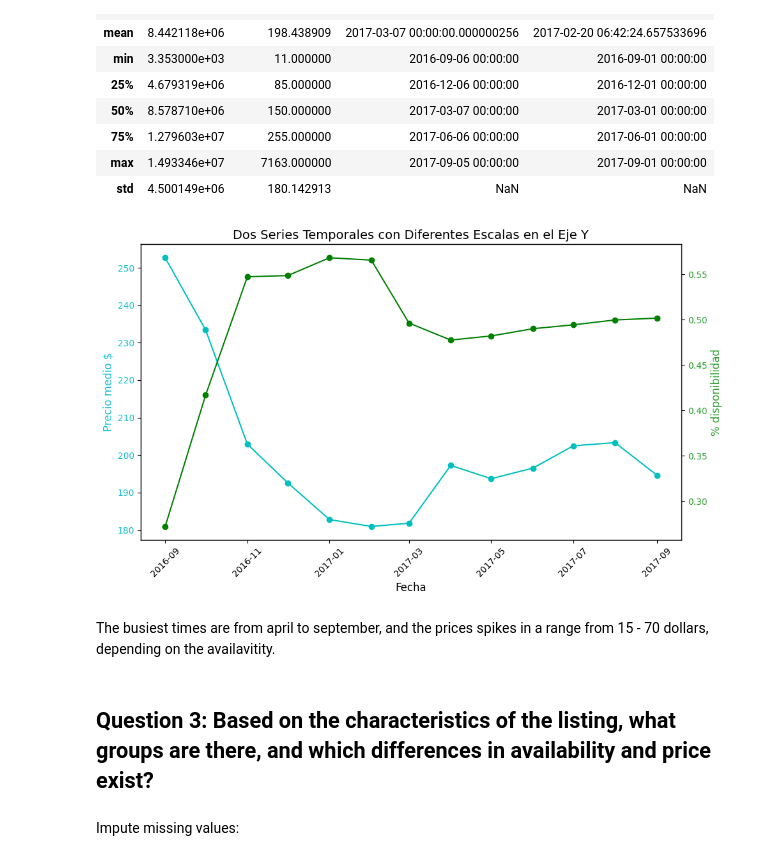
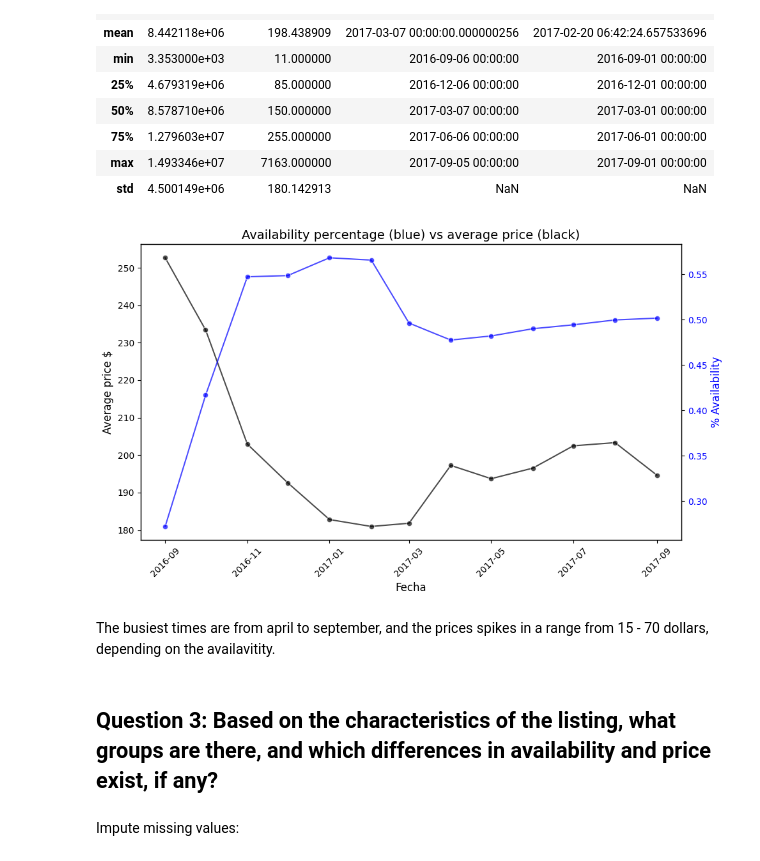
Before and after one commit to RicardoAlc1988/Data_Science_Nanodegree, a Jupyter notebook: Boston_Airbnb_Open_Data.ipynb, the cells around one changed output. Saved outputs shown, nothing was run; the diff lists cells and outputs as text; code cells hidden in the pictures.

```diff
--- a/Boston_Airbnb_Open_Data.ipynb
+++ b/Boston_Airbnb_Open_Data.ipynb
@@ -457,63 +466,58 @@ t_df.set_index('month_year', inplace=True)
 t_df_boston_my[0:0]
 t_df_boston_mya[0:0]
 
-# Plot eht two series
+# Seleccionar colores de la paleta de colores de seaborn
+orange_color = 'black'
+blue_color = 'blue'
+
+# Generar el gráfico con seaborn
 fig, ax1 = plt.subplots(figsize=(10, 6))
 
-# Plotear la primera serie en el primer eje
-ax1.plot(t_df.index, t_df['avg_price'], label='Serie 1', color='c', marker='o')
-
+# Graficar la primera serie en el primer eje
+sns.lineplot(data=t_df, x=t_df.index, y='avg_price', ax=ax1, color=orange_color, marker='o', alpha=0.7)
 ax1.set_xlabel('Fecha', fontsize=12)
-ax1.set_ylabel('Precio medio $', color='tab:cyan', fontsize=12)
-ax1.tick_params(axis='y', labelcolor='tab:cyan')
-ax1.grid(True)
+ax1.set_ylabel('Average price $', color=orange_color, fontsize=12)
+ax1.tick_params(axis='y', labelcolor=orange_color)
 
 # Rotar las etiquetas del eje X
 plt.xticks(rotation=45)
 
 # Crear el segundo eje que comparte el mismo eje x
 ax2 = ax1.twinx()
 
-
-# Plotear la segunda serie en el segundo eje
-ax2.plot(t_df.index, t_df['availability_perc'], label='Serie 2', color='g', marker='o')
-ax2.set_ylabel('% disponibilidad', color='tab:green', fontsize=12)
-ax2.tick_params(axis='y', labelcolor='tab:green')
+# Graficar la segunda serie en el segundo eje
+sns.lineplot(data=t_df, x=t_df.index, y='availability_perc', ax=ax2, color=blue_color, marker='o', alpha=0.7)
+ax2.set_ylabel('% Availability', color=blue_color, fontsize=12)
+ax2.tick_params(axis='y', labelcolor=blue_color)
 
 # Agregar un título
-plt.title('Dos Series Temporales con Diferentes Escalas en el Eje Y', fontsize=14)
+plt.title('Availability percentage (blue) vs average price (black)', fontsize=14)
 
 # Mejorar la presentación de las leyendas
-#fig.legend(loc='upper right', bbox_to_anchor=(0.9, 0.9), bbox_transform=ax1.transAxes, fontsize=12)
+# fig.legend(loc='upper right', bbox_to_anchor=(0.9, 0.9), bbox_transform=ax1.transAxes, fontsize=12)
 
 # Agregar un borde negro alrededor del área de trazado
 for spine in ax1.spines.values():
     spine.set_edgecolor('black')
     spine.set_linewidth(1)
 
-# Remover los bordes superior y derecho
-#ax1.spines['top'].set_visible(False)
-#ax1.spines['right'].set_visible(False)
-
-#ax2.spines['top'].set_visible(False)
-#ax2.spines['left'].set_visible(False)
 
 # Eliminar el fondo con rayas
 ax1.set_facecolor('white')
 ax2.set_facecolor('white')
 
 # Eliminar la cuadrícula
 ax1.grid(False)
 ax2.grid(False)
 
 # Ajustar el diseño del gráfico
 fig.tight_layout()
 
 # Mostrar el gráfico
 plt.show()
 # %% [output]
-[figure, old version]
+[figure, new version]
 # %% [markdown]
 The busiest times are from april to september, and the prices spikes in a range from 15 - 70 dollars, depending on the availavitity.
 # %% [markdown]
-## Question 3: Based on the characteristics of the listing, what groups are there, and which differences in availability and price exist?
+## Question 3: Based on the characteristics of the listing, what groups are there, and which differences in availability and price exist, if any?
```
Also changed, not shown: parts of 11 cells of this notebook.
